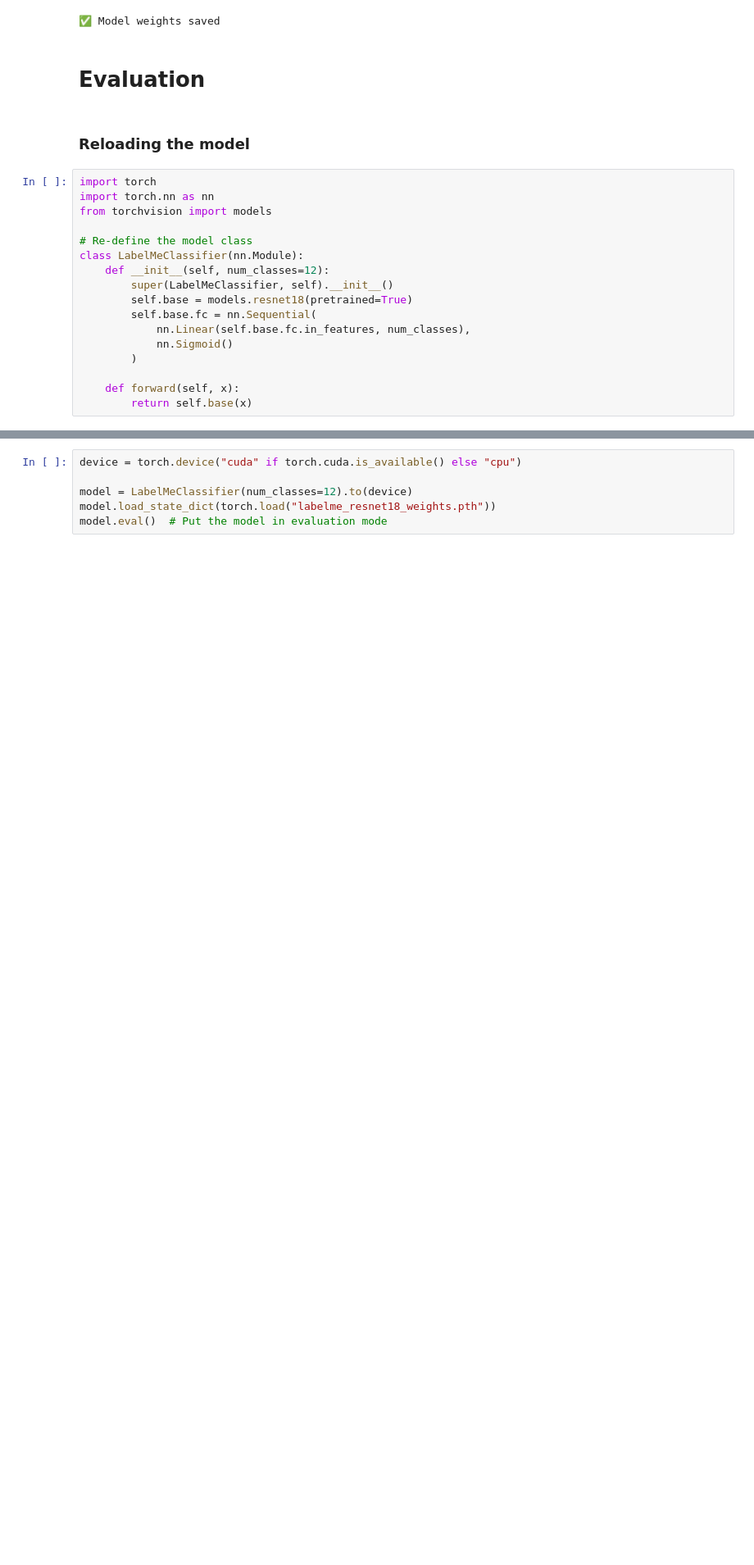
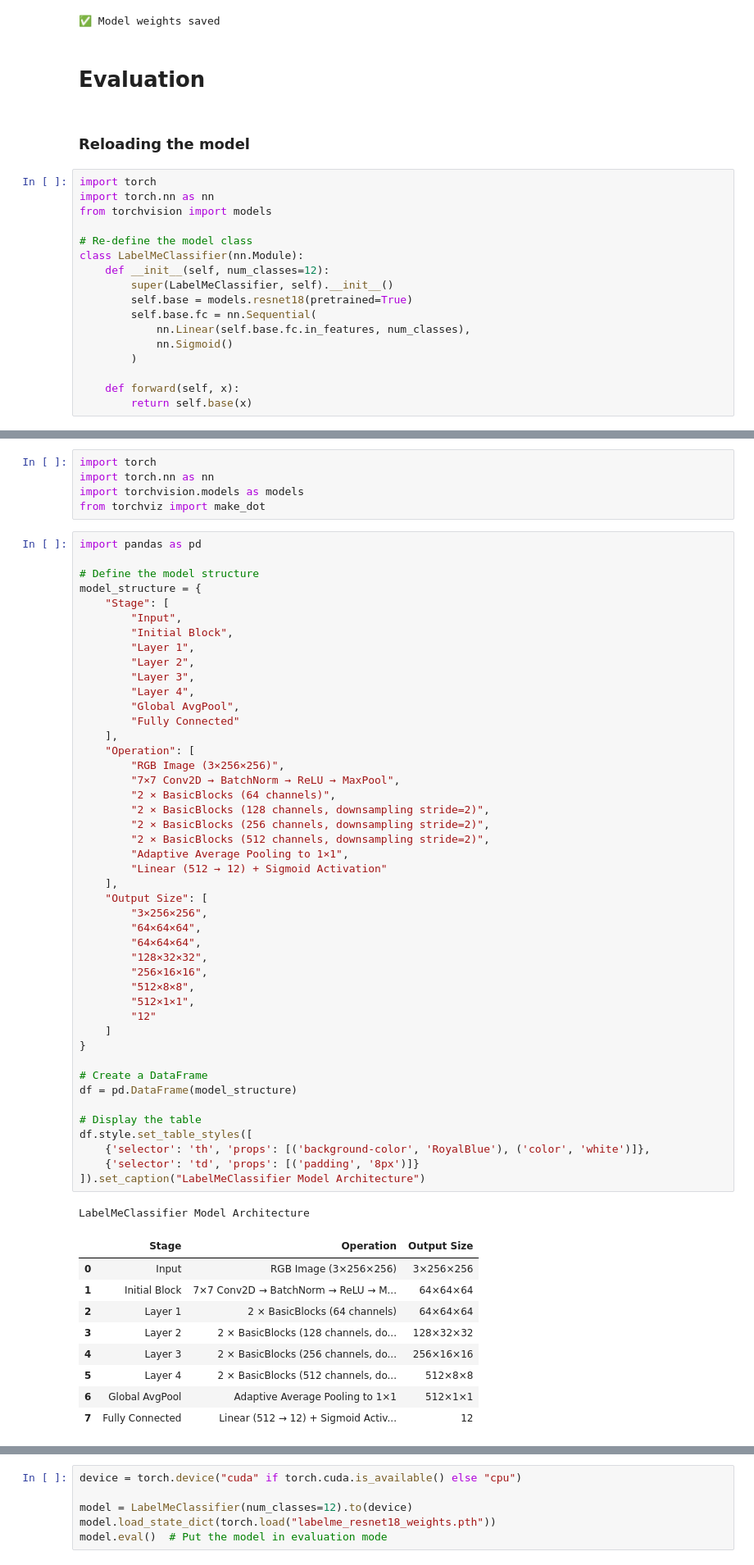
Before and after one commit to GloriaMoraaRiechi/Spring-2025, a Jupyter notebook: CSE720/modelCNNLabelMe.ipynb, the cells around one changed output, grey strips where cells are left out. Shown at 82% size. Drawn from its saved outputs; the diff is of its cells as text; blank space fills up the shorter version.

```diff
--- a/CSE720/modelCNNLabelMe.ipynb
+++ b/CSE720/modelCNNLabelMe.ipynb
@@ -222,0 +243,61 @@ class LabelMeClassifier(nn.Module):
+# %%
+import torch
+import torch.nn as nn
+import torchvision.models as models
+from torchviz import make_dot
+# %%
+import pandas as pd
+
+# Define the model structure
+model_structure = {
+    "Stage": [
+        "Input",
+        "Initial Block",
+        "Layer 1",
+        "Layer 2",
+        "Layer 3",
+        "Layer 4",
+        "Global AvgPool",
+        "Fully Connected"
+    ],
+    "Operation": [
+        "RGB Image (3×256×256)",
+        "7×7 Conv2D → BatchNorm → ReLU → MaxPool",
+        "2 × BasicBlocks (64 channels)",
+        "2 × BasicBlocks (128 channels, downsampling stride=2)",
+        "2 × BasicBlocks (256 channels, downsampling stride=2)",
+        "2 × BasicBlocks (512 channels, downsampling stride=2)",
+        "Adaptive Average Pooling to 1×1",
+        "Linear (512 → 12) + Sigmoid Activation"
+    ],
+    "Output Size": [
+        "3×256×256",
+        "64×64×64",
+        "64×64×64",
+        "128×32×32",
+        "256×16×16",
+        "512×8×8",
+        "512×1×1",
+        "12"
+    ]
+}
+
+# Create a DataFrame
+df = pd.DataFrame(model_structure)
+
+# Display the table
+df.style.set_table_styles([
+    {'selector': 'th', 'props': [('background-color', 'RoyalBlue'), ('color', 'white')]},
+    {'selector': 'td', 'props': [('padding', '8px')]}
+]).set_caption("LabelMeClassifier Model Architecture")
+# %% [output]
+LabelMeClassifier Model Architecture
+|  | Stage | Operation | Output Size |
+| 0 | Input | RGB Image (3×256×256) | 3×256×256 |
+| 1 | Initial Block | 7×7 Conv2D → BatchNorm → ReLU → M... | 64×64×64 |
+| 2 | Layer 1 | 2 × BasicBlocks (64 channels) | 64×64×64 |
+| 3 | Layer 2 | 2 × BasicBlocks (128 channels, do... | 128×32×32 |
+| 4 | Layer 3 | 2 × BasicBlocks (256 channels, do... | 256×16×16 |
+| 5 | Layer 4 | 2 × BasicBlocks (512 channels, do... | 512×8×8 |
+| 6 | Global AvgPool | Adaptive Average Pooling to 1×1 | 512×1×1 |
+| 7 | Fully Connected | Linear (512 → 12) + Sigmoid Activ... | 12 |
```
Also changed, not shown: parts of 3 cells of this notebook.
